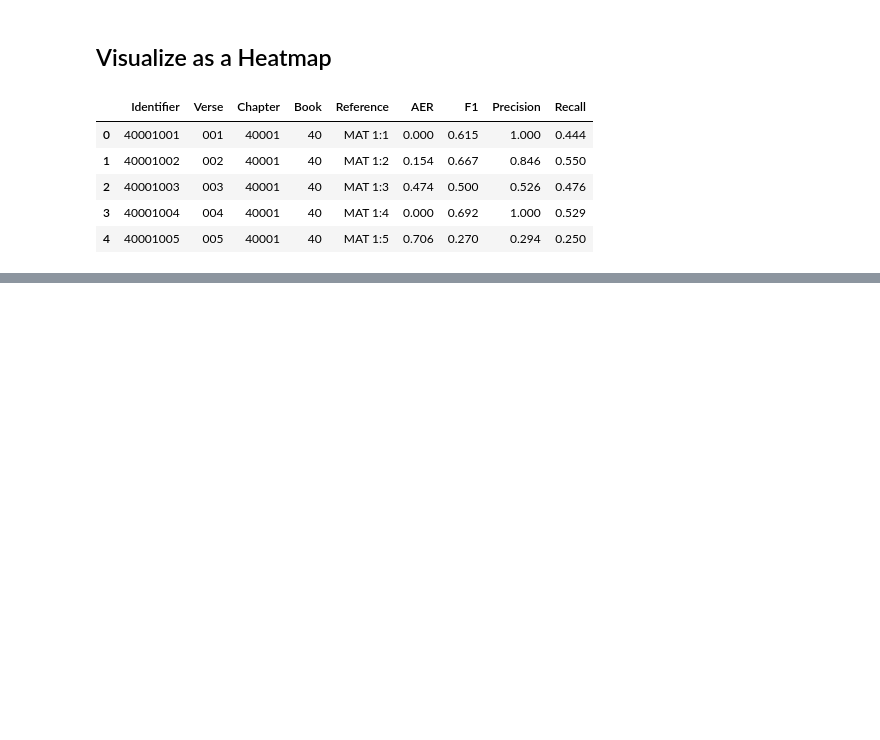
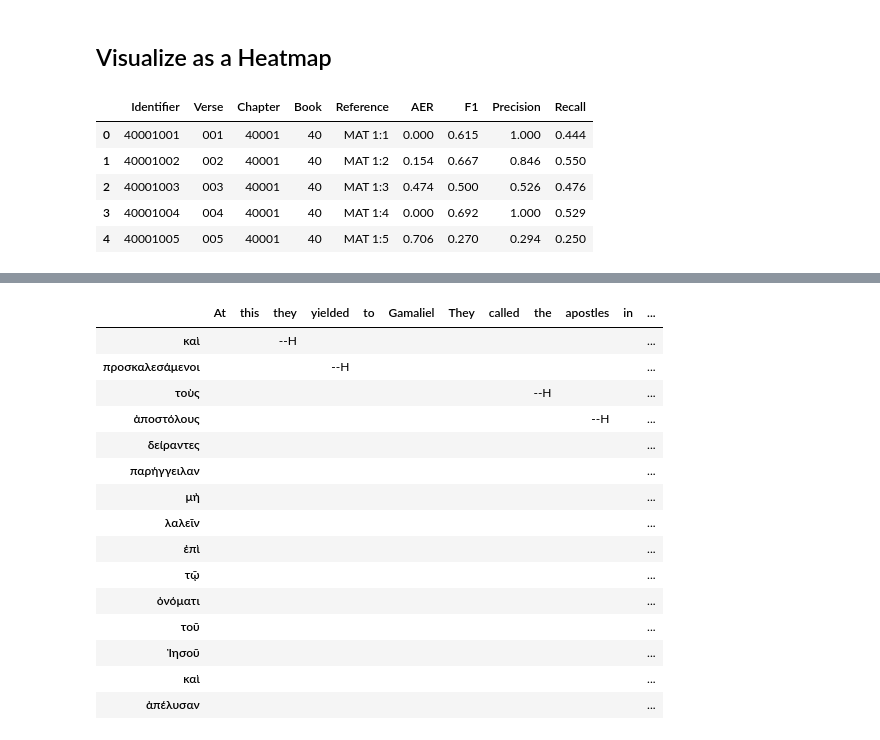
Before and after one commit to Clear-Bible/biblealignlib, a Jupyter notebook: notebooks/36VisualizingScores.ipynb, the cells around one changed output, grey strips where cells are left out. Cells and saved outputs as stored; diff of their text form; code cells hidden in the pictures; blank space fills up the shorter version.

```diff
--- a/notebooks/36VisualizingScores.ipynb
+++ b/notebooks/36VisualizingScores.ipynb
@@ -106,0 +175,20 @@ alt.Chart(lowf1, title="Precision for Low F1 Scores").mark_rect().encode(
+# %%
+# this verse has no reference data! That seems wrong
+sc.verse_dataframe("44005040")
+# %% [output]
+|  | At | this | they | yielded | to | Gamaliel | They | called | the | apostles | in | ... |
+| καὶ |  |  | --H |  |  |  |  |  |  |  |  | ... |
+| προσκαλεσάμενοι |  |  |  | --H |  |  |  |  |  |  |  | ... |
+| τοὺς |  |  |  |  |  |  |  |  | --H |  |  | ... |
+| ἀποστόλους |  |  |  |  |  |  |  |  |  | --H |  | ... |
+| δείραντες |  |  |  |  |  |  |  |  |  |  |  | ... |
+| παρήγγειλαν |  |  |  |  |  |  |  |  |  |  |  | ... |
+| μὴ |  |  |  |  |  |  |  |  |  |  |  | ... |
+| λαλεῖν |  |  |  |  |  |  |  |  |  |  |  | ... |
+| ἐπὶ |  |  |  |  |  |  |  |  |  |  |  | ... |
+| τῷ |  |  |  |  |  |  |  |  |  |  |  | ... |
+| ὀνόματι |  |  |  |  |  |  |  |  |  |  |  | ... |
+| τοῦ |  |  |  |  |  |  |  |  |  |  |  | ... |
+| Ἰησοῦ |  |  |  |  |  |  |  |  |  |  |  | ... |
+| καὶ |  |  |  |  |  |  |  |  |  |  |  | ... |
+| ἀπέλυσαν |  |  |  |  |  |  |  |  |  |  |  | ... |
```
Also changed, not shown: parts of 14 cells of this notebook, 4 other files.
